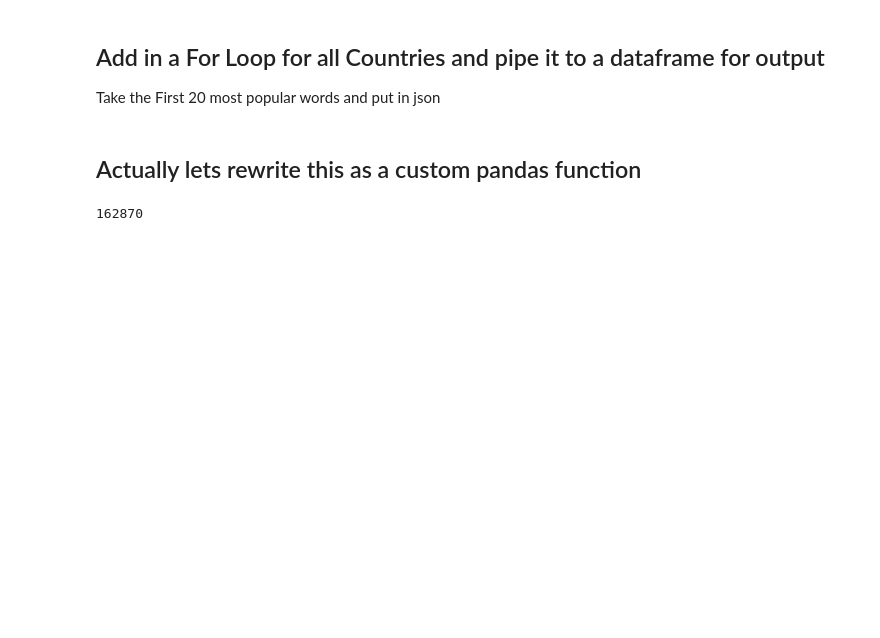
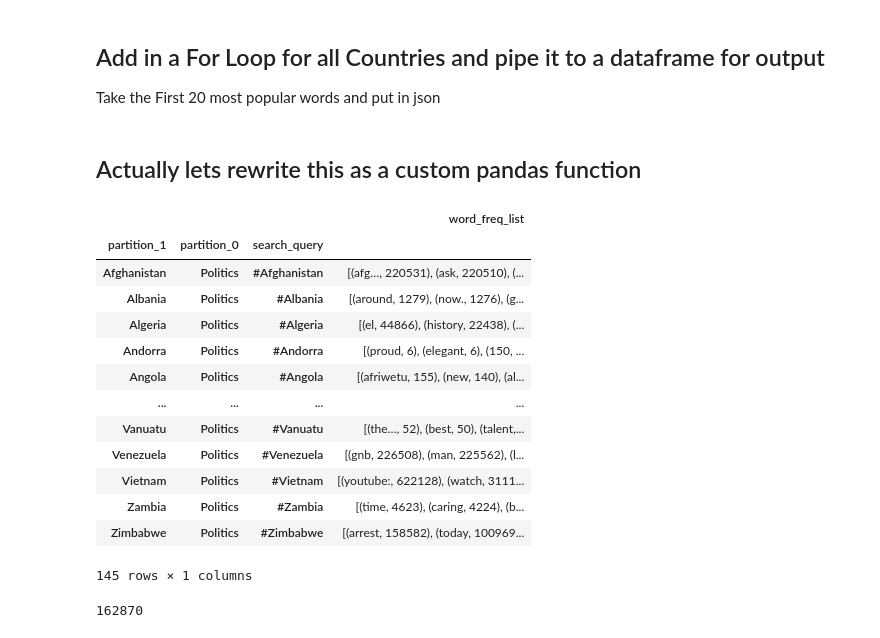
Before and after one commit to wjia26/twitter-sentiment-analysis, a Jupyter notebook: WordCloudAnalysis.ipynb, the cells around one changed output. Cells and saved outputs as stored; diff of their text form; code cells hidden in the pictures; blank space fills up the shorter version.

```diff
--- a/WordCloudAnalysis.ipynb
+++ b/WordCloudAnalysis.ipynb
@@ -105,20 +114,24 @@ Take the First 20 most popular words and put in json
 # %% [markdown]
 ## Actually lets rewrite this as a custom pandas function
 # %%
-## Custome Aggregation function. takes in numpy array
-def word_freq(arr):
+def word_freq(dfpartition):
     stop_words = set(stopwords.words('english'))
-    stop_char=['#','@','&']
+    stop_substring=['#','@','&',"rt","https","https.","t.co"]
     stop_words.update(["rt","https","https.","-",'.',':'])
-    text = " ".join(tweet.lower() for tweet in arr)
     all_freq={}
-    for word in text.split():
-        res = [char for char in stop_char if(char in word)]
-        if len(res)==0:
-            if word not in stop_words:
-                if word in all_freq:
-                    all_freq[word] += 1
-                else:
-                    all_freq[word] = 1
+    for index,row in dfpartition.iterrows():
+        for word in row['text'].split():
+            word=word.lower()
+            #Set the substring flag - if any substring is found then it won't get passed
+            substring_flag=0
+            for substring in stop_substring:
+                if substring in word:
+                    substring_flag=1
+            if substring_flag==0:
+                if word not in stop_words:
+                    if word in all_freq:
+                        all_freq[word] += row['retweet_count']
+                    else:
+                        all_freq[word] = row['retweet_count']
     word_freq_list=sorted(all_freq.items(), key=lambda x: x[1],reverse=True)[0:30]
     return word_freq_list
@@ -127,7 +144,25 @@ def word_freq(arr):
 dftest=df[df['created_at'].str.contains("2020-07-20")]
 # dftest=df[( (df['file_name']=='Australia') | (df['file_name']=='China') )& (df['created_at'].str.contains("2020-07-20"))]
 # %%
-df_word_freq_groupby=dftest.groupby(['partition_1','partition_0'])['text'].agg([word_freq,'count'])
+df_word_freq_groupby=dftest.groupby(['partition_1','partition_0','search_query']).apply(word_freq).to_frame()
+df_word_freq_groupby=df_word_freq_groupby.rename(columns={0:'word_freq_list'})
+# %%
+df_word_freq_groupby
+# %% [output]
+|  |  |  | word_freq_list |
+| partition_1 | partition_0 | search_query |  |
+| Afghanistan | Politics | #Afghanistan | [(afg…, 220531), (ask, 220510), (... |
+| Albania | Politics | #Albania | [(around, 1279), (now., 1276), (g... |
+| Algeria | Politics | #Algeria | [(el, 44866), (history, 22438), (... |
+| Andorra | Politics | #Andorra | [(proud, 6), (elegant, 6), (150, ... |
+| Angola | Politics | #Angola | [(afriwetu, 155), (new, 140), (al... |
+| ... | ... | ... | ... |
+| Vanuatu | Politics | #Vanuatu | [(the…, 52), (best, 50), (talent,... |
+| Venezuela | Politics | #Venezuela | [(gnb, 226508), (man, 225562), (l... |
+| Vietnam | Politics | #Vietnam | [(youtube:, 622128), (watch, 3111... |
+| Zambia | Politics | #Zambia | [(time, 4623), (caring, 4224), (b... |
+| Zimbabwe | Politics | #Zimbabwe | [(arrest, 158582), (today, 100969... |
+145 rows × 1 columns
 # %%
 df_word_freq_groupby['count'].sum()
 # %% [output]
```
Also changed, not shown: parts of 3 cells of this notebook, 9 other files.
